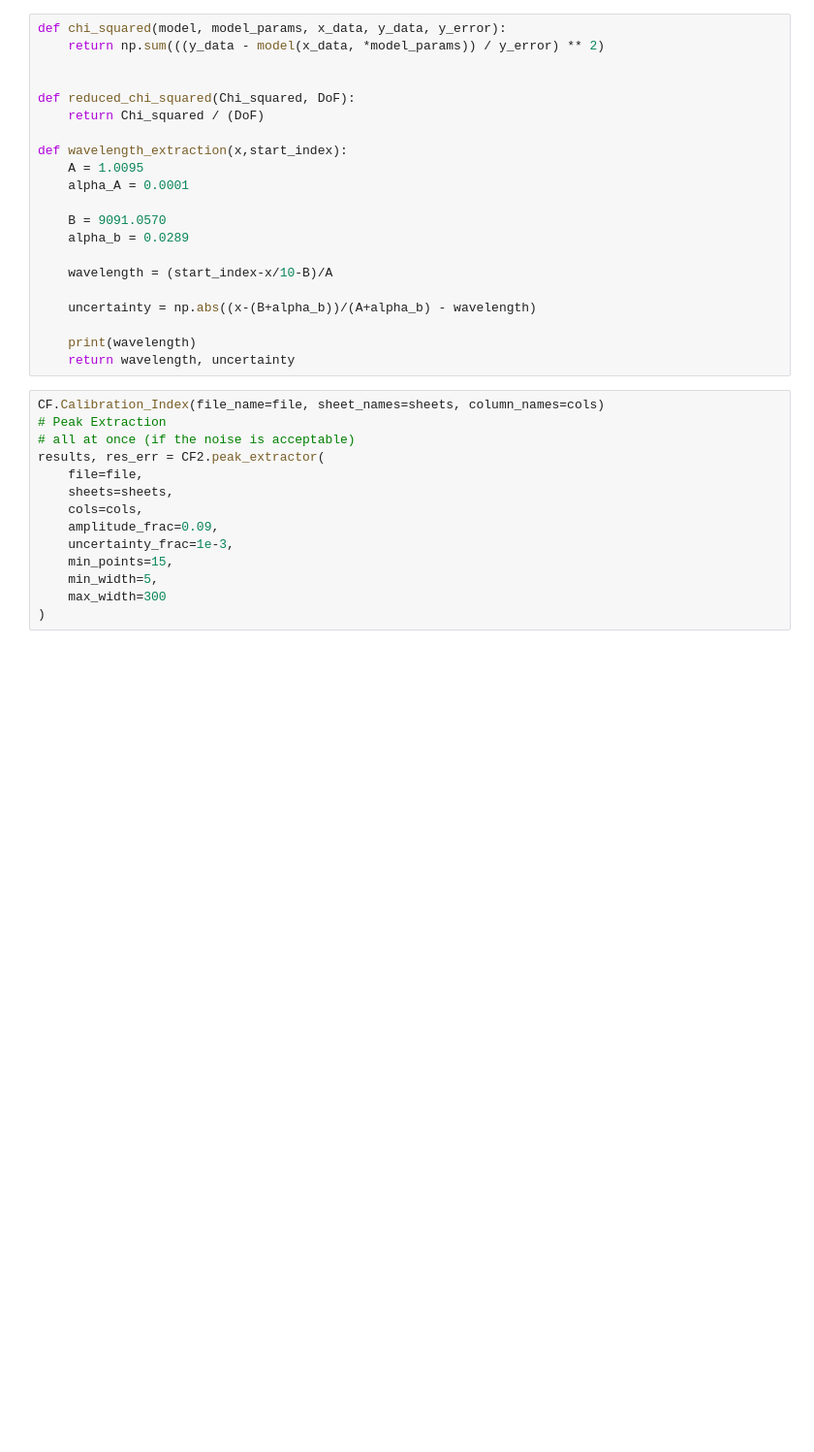
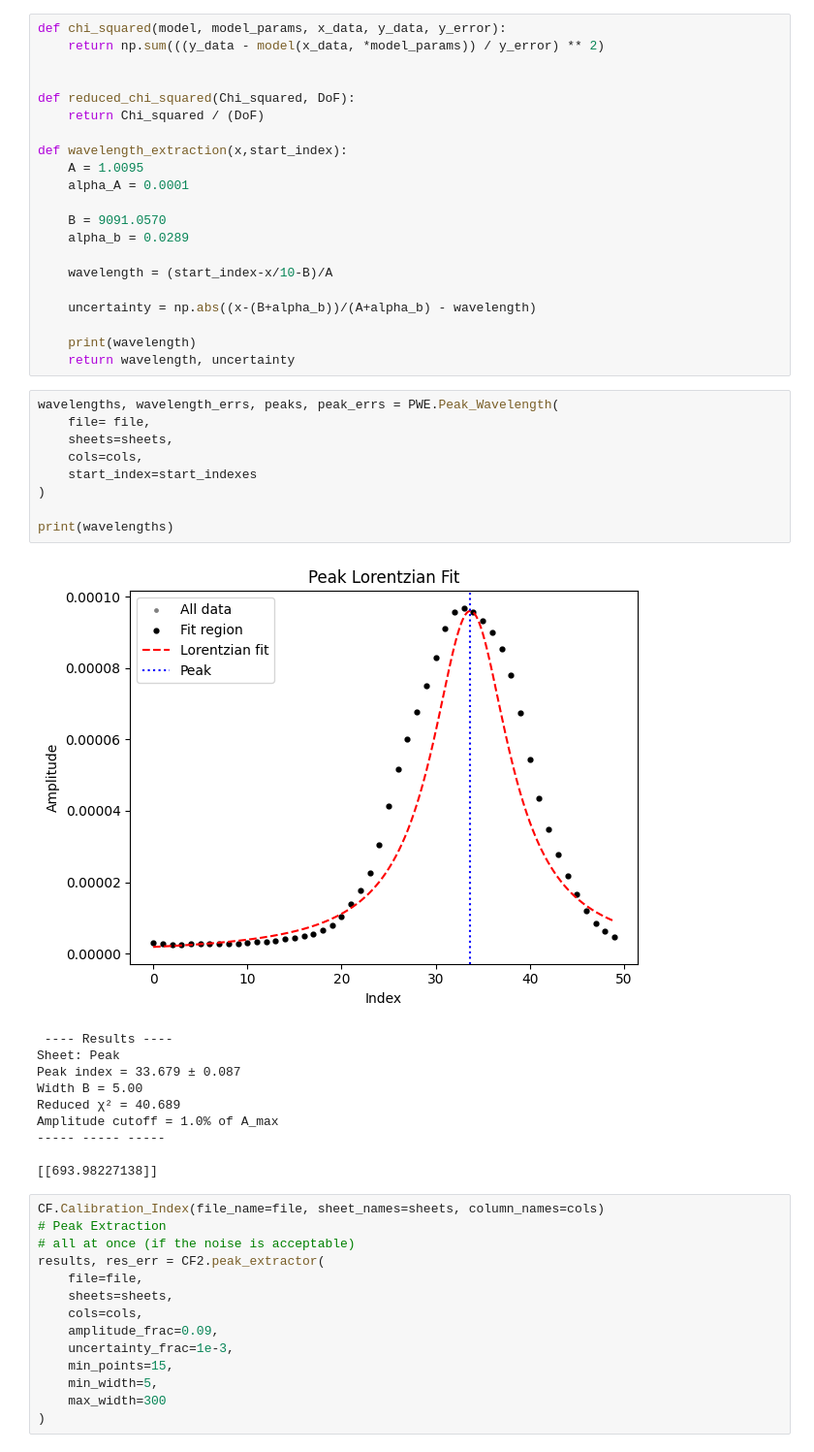
Before and after one commit to Sebastian426/Advanced-Lab-Code, a Jupyter notebook: Intensity_Runs_300K/Peak Check.ipynb, the cells around one changed output. Shown at 97% size. Drawn from its saved outputs; the diff is of its cells as text; blank space fills up the shorter version.

```diff
--- a/Intensity_Runs_300K/Peak Check.ipynb
+++ b/Intensity_Runs_300K/Peak Check.ipynb
@@ -47,6 +49,26 @@ def wavelength_extraction(x,start_index):
 
     print(wavelength)
     return wavelength, uncertainty
+# %%
+wavelengths, wavelength_errs, peaks, peak_errs = PWE.Peak_Wavelength(
+    file= file,
+    sheets=sheets,
+    cols=cols,
+    start_index=start_indexes
+)
+
+print(wavelengths)
+# %% [output]
+[figure, added]
+ ---- Results ----
+Sheet: Peak
+Peak index = 33.679 ± 0.087
+Width B = 5.00
+Reduced χ² = 40.689
+Amplitude cutoff = 1.0% of A_max
+----- ----- -----
+
+[[693.98227138]]
 # %%
 CF.Calibration_Index(file_name=file, sheet_names=sheets, column_names=cols)
 # Peak Extraction
```
Also changed, not shown: parts of 1 cell of this notebook, 2 other files.
